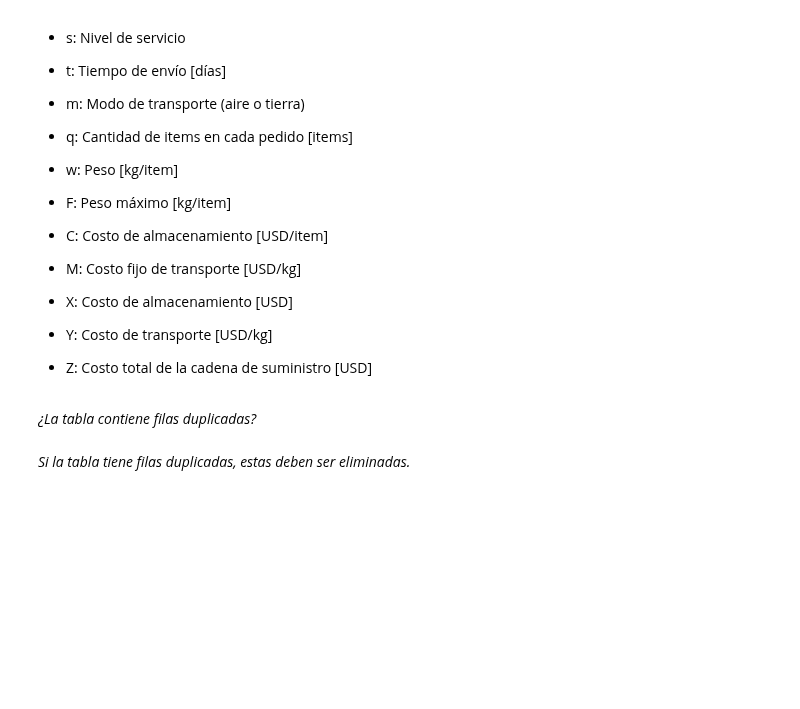
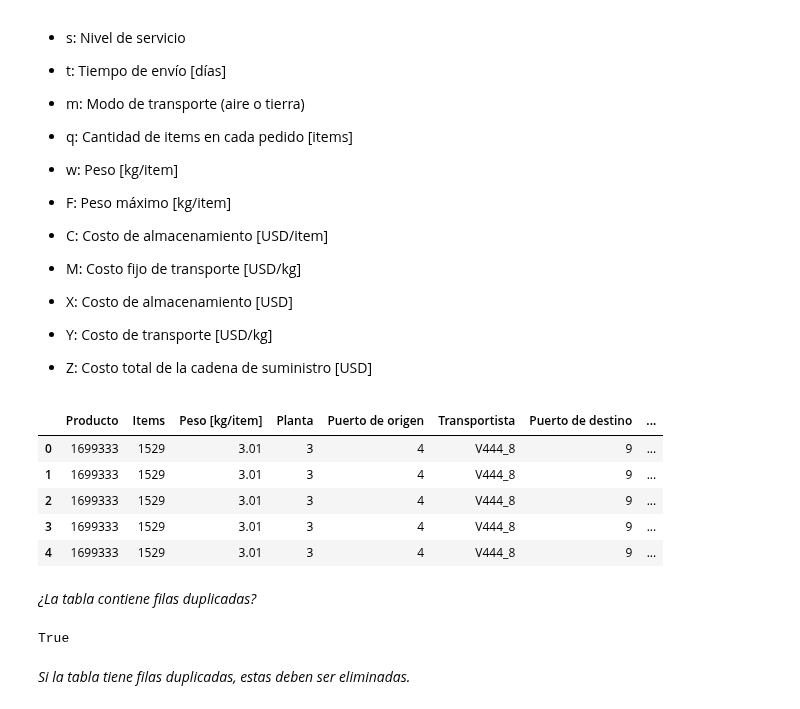
Before and after one commit to hernanrodri/Supply-Chain-Analytics, a Jupyter notebook: Optimización.ipynb, the cells around one changed output. Drawn from its saved outputs; the diff is of its cells as text; code cells hidden in the pictures; blank space fills up the shorter version.

```diff
--- a/Optimización.ipynb
+++ b/Optimización.ipynb
@@ -39,18 +106,29 @@ Nomenclatura:
 # %%
 pedidos = pedidos[["Producto", "Items", "Peso [kg/item]"]].copy()
 
 df1 = pd.merge(pedidos, productos_por_planta, on = "Producto")
-df2 = pd.merge(df1, puertos_por_planta_, on = "Planta")
+df2 = pd.merge(df1, puertos_por_planta, on = "Planta")
 df3 = pd.merge(df2, fletes, on = ["Puerto de origen"])
 df4 = pd.merge(df3, costos_almacenaje, on = "Planta")
 df5 = pd.merge(df4, capacidad_almacenaje, on = "Planta")
-df6 = pd.merge(df5, clientes_por_planta, on = "Planta")
+#df6 = pd.merge(df5, clientes_por_planta, on = "Planta")
+
+df6 = df5
 
 df6.round(2).head()
+# %% [output]
+|  | Producto | Items | Peso [kg/item] | Planta | Puerto de origen | Transportista | Puerto de destino | ... |
+| 0 | 1699333 | 1529 | 3.01 | 3 | 4 | V444_8 | 9 | ... |
+| 1 | 1699333 | 1529 | 3.01 | 3 | 4 | V444_8 | 9 | ... |
+| 2 | 1699333 | 1529 | 3.01 | 3 | 4 | V444_8 | 9 | ... |
+| 3 | 1699333 | 1529 | 3.01 | 3 | 4 | V444_8 | 9 | ... |
+| 4 | 1699333 | 1529 | 3.01 | 3 | 4 | V444_8 | 9 | ... |
 # %% [markdown]
 *¿La tabla contiene filas duplicadas?*
 # %%
 df6.duplicated().any()
+# %% [output]
+True
 # %% [markdown]
 *Si la tabla tiene filas duplicadas, estas deben ser eliminadas.*
 # %%
```
Also changed, not shown: parts of 21 cells of this notebook, 2 other files.
